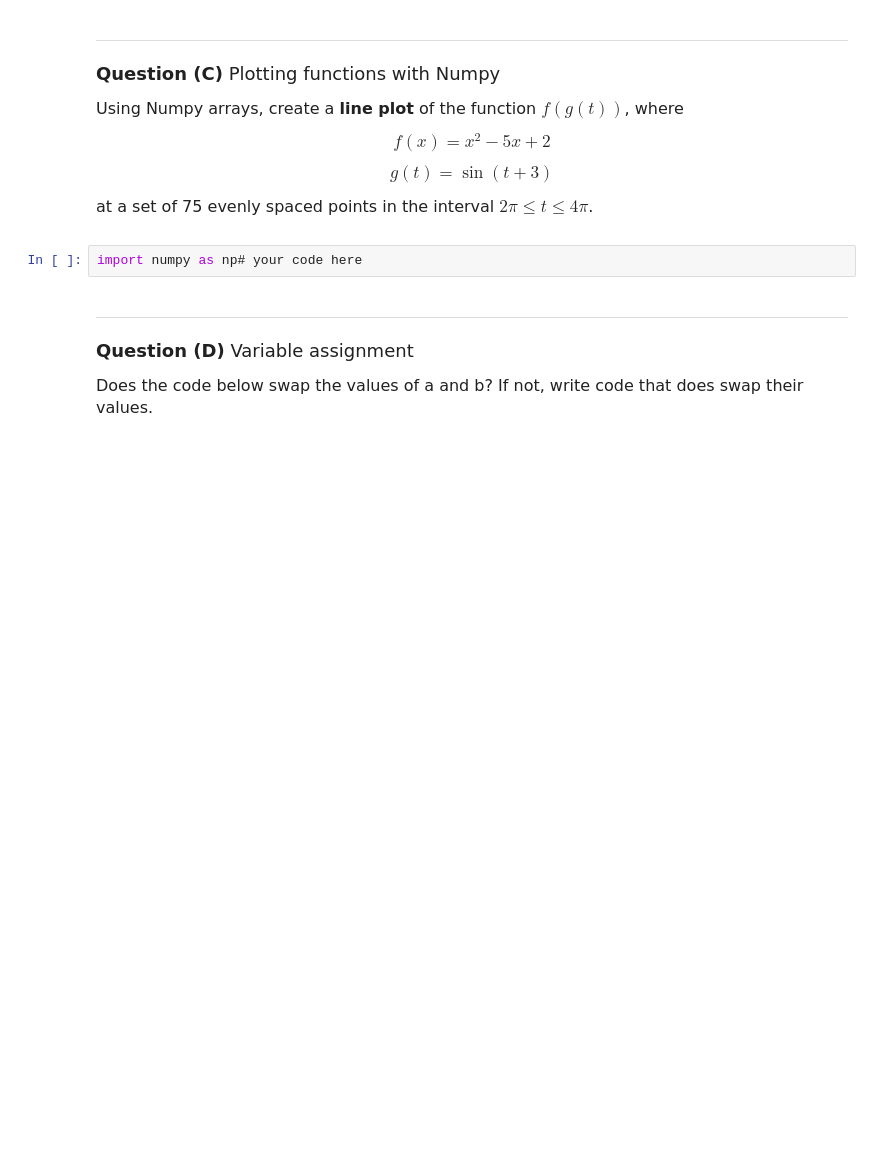
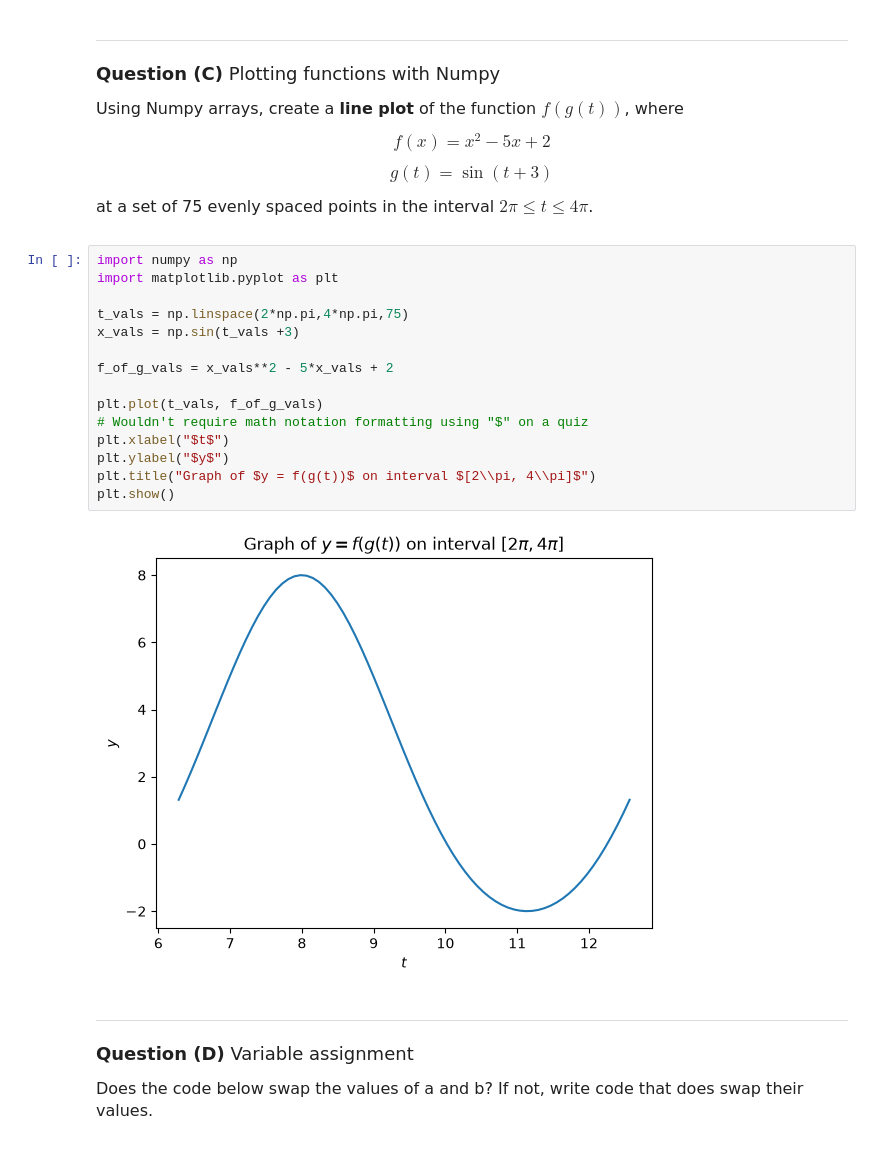
Before and after one commit to BrewingA/datasci151fall2026, a Jupyter notebook: practice_quiz/practice_quiz.ipynb, the cells around one changed output. Drawn from its saved outputs; the diff is of its cells as text; blank space fills up the shorter version.

Commit message:
quiz prep

```diff
--- a/practice_quiz/practice_quiz.ipynb
+++ b/practice_quiz/practice_quiz.ipynb
@@ -125,7 +126,22 @@ $$ g(t) = \sin(t + 3) $$
 
 at a set of 75 evenly spaced points in the interval $2\pi \leq t \leq 4\pi$.
 # %%
-import numpy as np# your code here
+import numpy as np
+import matplotlib.pyplot as plt
+
+t_vals = np.linspace(2*np.pi,4*np.pi,75)
+x_vals = np.sin(t_vals +3)
+
+f_of_g_vals = x_vals**2 - 5*x_vals + 2
+
+plt.plot(t_vals, f_of_g_vals)
+# Wouldn't require math notation formatting using "$" on a quiz
+plt.xlabel("$t$")
+plt.ylabel("$y$")
+plt.title("Graph of $y = f(g(t))$ on interval $[2\\pi, 4\\pi]$")
+plt.show()
+# %% [output]
+[figure, added]
 # %% [markdown]
 _______________________________
 <font size = "4">
```
Also changed, not shown: parts of 3 cells of this notebook.
